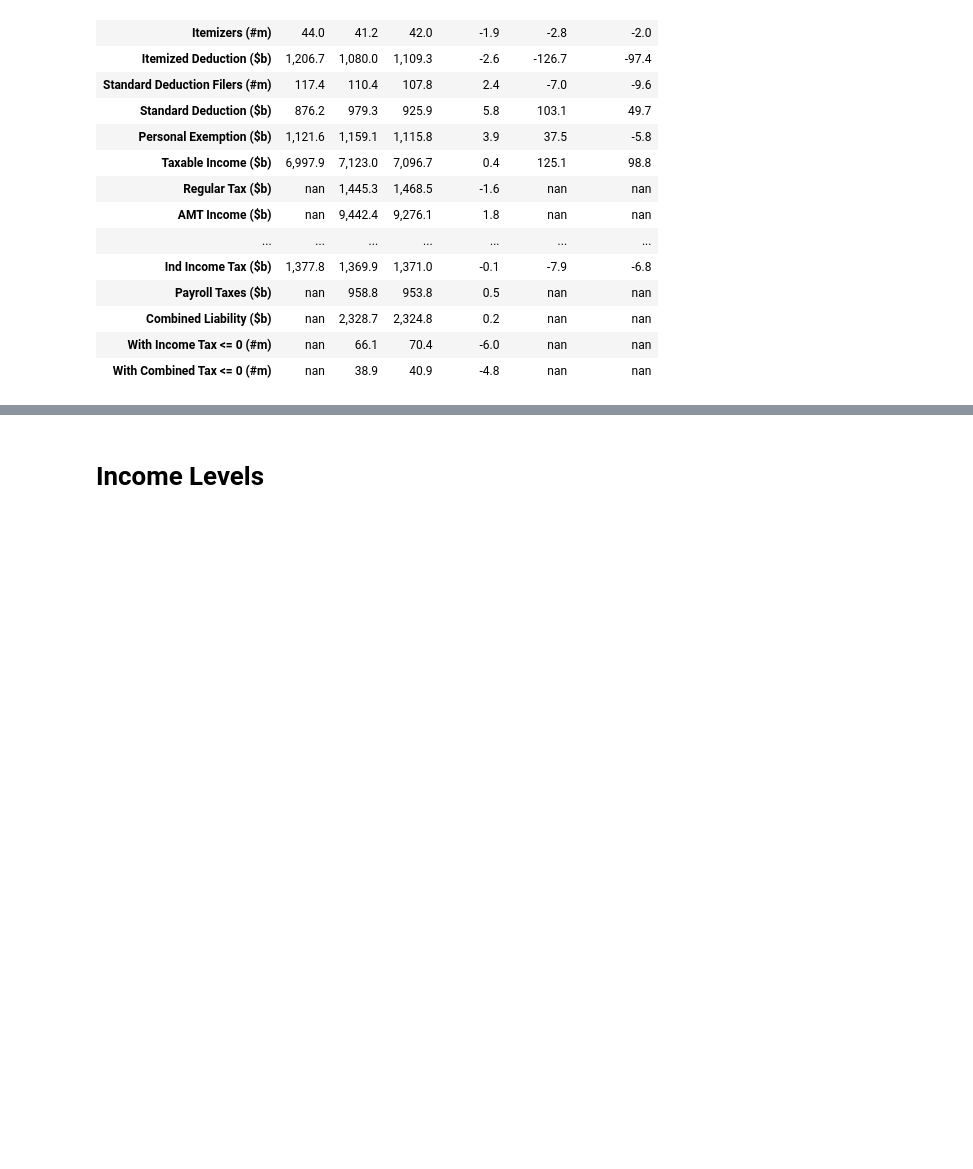
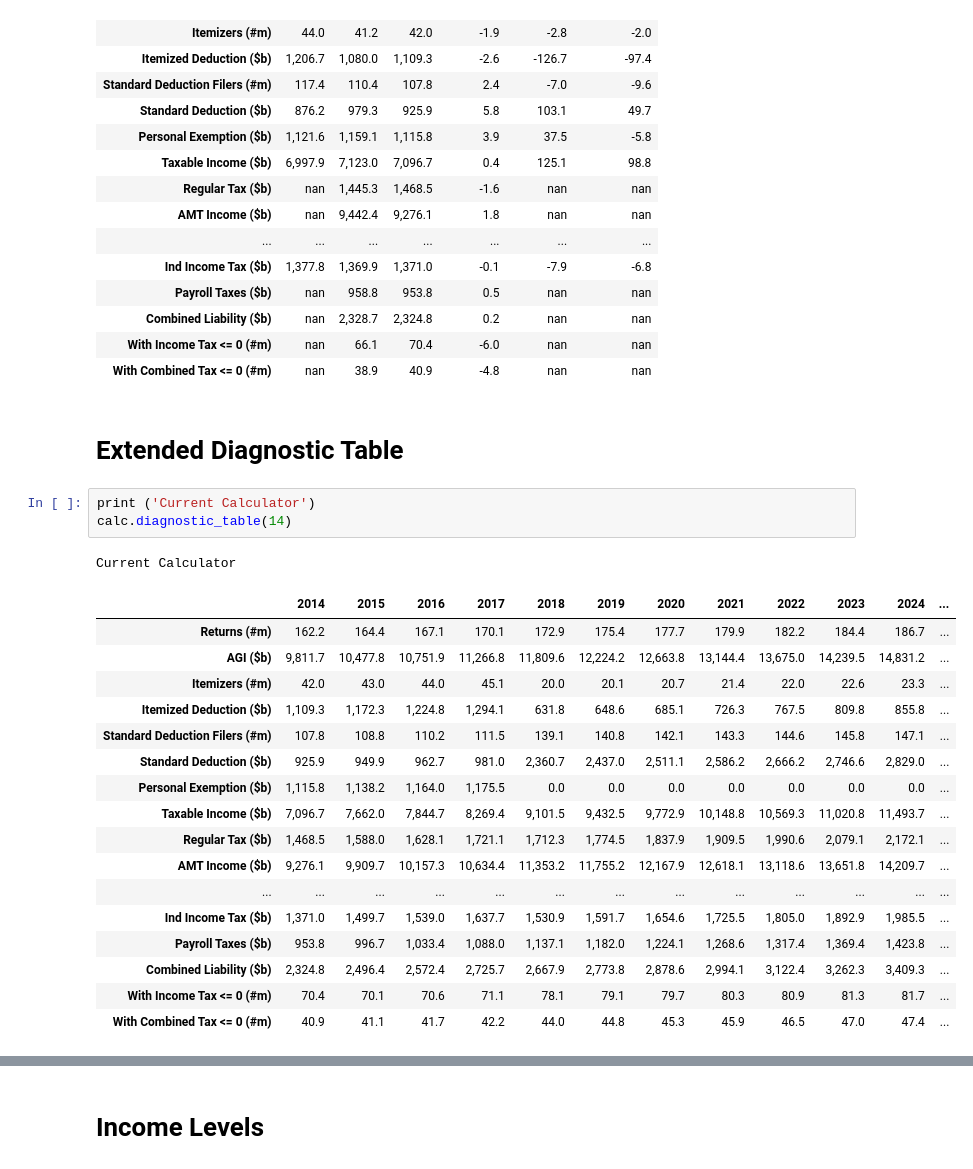
Before and after one commit to andersonfrailey/Notebook-Uploads, a Jupyter notebook: 2011 PUF Comparisons - Updated.ipynb, the cells around one changed output, grey strips where cells are left out. Saved outputs shown, nothing was run; the diff lists cells and outputs as text; blank space fills up the shorter version.

```diff
--- a/2011 PUF Comparisons - Updated.ipynb
+++ b/2011 PUF Comparisons - Updated.ipynb
@@ -183,3 +185,27 @@ diag_data
 | Combined Liability ($b) | nan | 2,328.7 | 2,324.8 | 0.2 | nan | nan |
 | With Income Tax <= 0 (#m) | nan | 66.1 | 70.4 | -6.0 | nan | nan |
 | With Combined Tax <= 0 (#m) | nan | 38.9 | 40.9 | -4.8 | nan | nan |
+# %% [markdown]
+# Extended Diagnostic Table
+# %%
+print ('Current Calculator')
+calc.diagnostic_table(14)
+# %% [output]
+Current Calculator
+|  | 2014 | 2015 | 2016 | 2017 | 2018 | 2019 | 2020 | 2021 | 2022 | 2023 | 2024 | ... |
+| Returns (#m) | 162.2 | 164.4 | 167.1 | 170.1 | 172.9 | 175.4 | 177.7 | 179.9 | 182.2 | 184.4 | 186.7 | ... |
+| AGI ($b) | 9,811.7 | 10,477.8 | 10,751.9 | 11,266.8 | 11,809.6 | 12,224.2 | 12,663.8 | 13,144.4 | 13,675.0 | 14,239.5 | 14,831.2 | ... |
+| Itemizers (#m) | 42.0 | 43.0 | 44.0 | 45.1 | 20.0 | 20.1 | 20.7 | 21.4 | 22.0 | 22.6 | 23.3 | ... |
+| Itemized Deduction ($b) | 1,109.3 | 1,172.3 | 1,224.8 | 1,294.1 | 631.8 | 648.6 | 685.1 | 726.3 | 767.5 | 809.8 | 855.8 | ... |
+| Standard Deduction Filers (#m) | 107.8 | 108.8 | 110.2 | 111.5 | 139.1 | 140.8 | 142.1 | 143.3 | 144.6 | 145.8 | 147.1 | ... |
+| Standard Deduction ($b) | 925.9 | 949.9 | 962.7 | 981.0 | 2,360.7 | 2,437.0 | 2,511.1 | 2,586.2 | 2,666.2 | 2,746.6 | 2,829.0 | ... |
+| Personal Exemption ($b) | 1,115.8 | 1,138.2 | 1,164.0 | 1,175.5 | 0.0 | 0.0 | 0.0 | 0.0 | 0.0 | 0.0 | 0.0 | ... |
+| Taxable Income ($b) | 7,096.7 | 7,662.0 | 7,844.7 | 8,269.4 | 9,101.5 | 9,432.5 | 9,772.9 | 10,148.8 | 10,569.3 | 11,020.8 | 11,493.7 | ... |
+| Regular Tax ($b) | 1,468.5 | 1,588.0 | 1,628.1 | 1,721.1 | 1,712.3 | 1,774.5 | 1,837.9 | 1,909.5 | 1,990.6 | 2,079.1 | 2,172.1 | ... |
+| AMT Income ($b) | 9,276.1 | 9,909.7 | 10,157.3 | 10,634.4 | 11,353.2 | 11,755.2 | 12,167.9 | 12,618.1 | 13,118.6 | 13,651.8 | 14,209.7 | ... |
+| ... | ... | ... | ... | ... | ... | ... | ... | ... | ... | ... | ... | ... |
+| Ind Income Tax ($b) | 1,371.0 | 1,499.7 | 1,539.0 | 1,637.7 | 1,530.9 | 1,591.7 | 1,654.6 | 1,725.5 | 1,805.0 | 1,892.9 | 1,985.5 | ... |
+| Payroll Taxes ($b) | 953.8 | 996.7 | 1,033.4 | 1,088.0 | 1,137.1 | 1,182.0 | 1,224.1 | 1,268.6 | 1,317.4 | 1,369.4 | 1,423.8 | ... |
+| Combined Liability ($b) | 2,324.8 | 2,496.4 | 2,572.4 | 2,725.7 | 2,667.9 | 2,773.8 | 2,878.6 | 2,994.1 | 3,122.4 | 3,262.3 | 3,409.3 | ... |
+| With Income Tax <= 0 (#m) | 70.4 | 70.1 | 70.6 | 71.1 | 78.1 | 79.1 | 79.7 | 80.3 | 80.9 | 81.3 | 81.7 | ... |
+| With Combined Tax <= 0 (#m) | 40.9 | 41.1 | 41.7 | 42.2 | 44.0 | 44.8 | 45.3 | 45.9 | 46.5 | 47.0 | 47.4 | ... |
```
Also changed, not shown: parts of 8 cells of this notebook.
